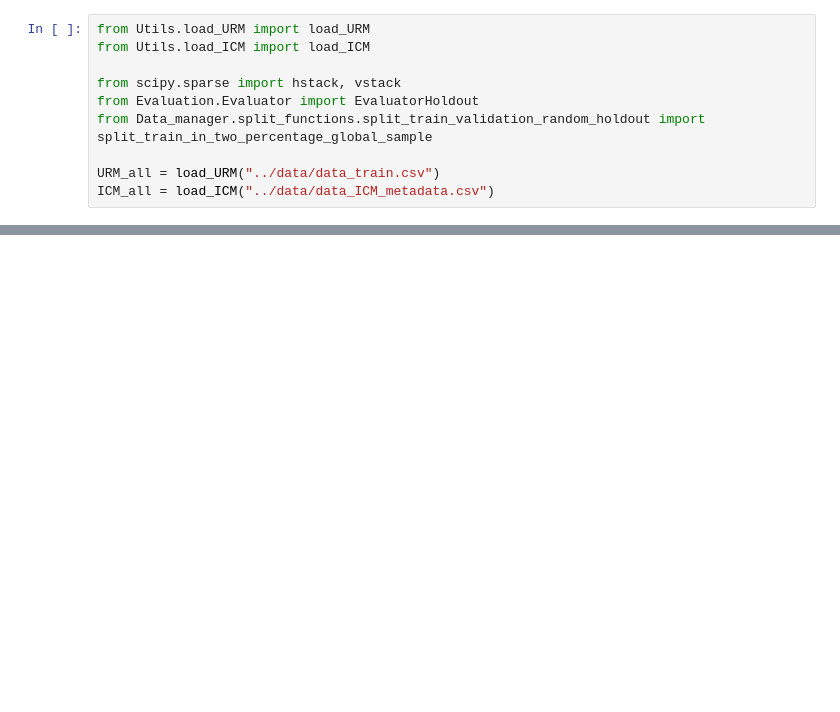
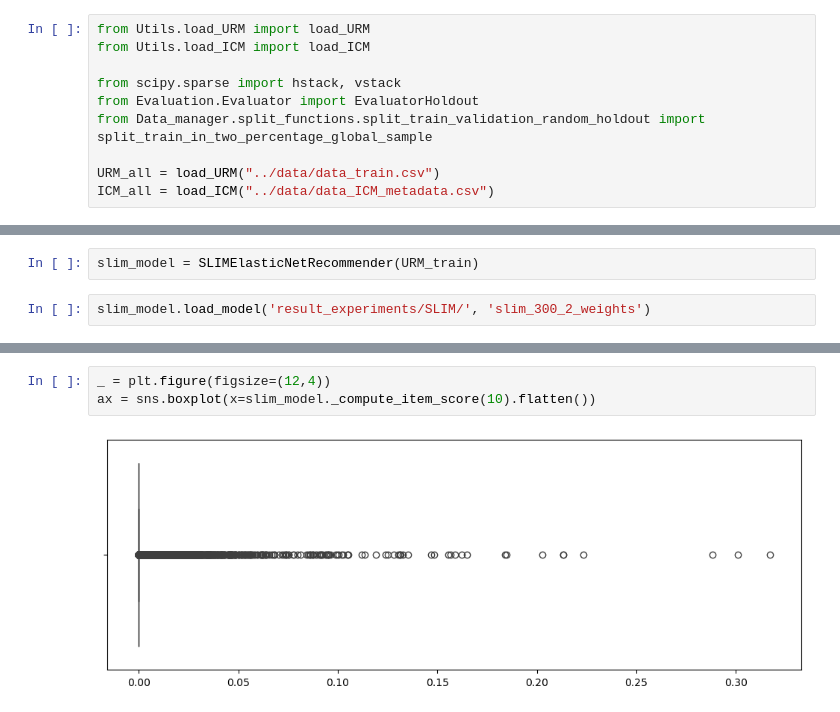
Before and after one commit to timothewt/RecSysCompetition2024Polimi, a Jupyter notebook: notebooks/sf-06-enseble.ipynb, the cells around one changed output, grey strips where cells are left out. Drawn from its saved outputs; the diff is of its cells as text; blank space fills up the shorter version.

```diff
--- a/notebooks/sf-06-enseble.ipynb
+++ b/notebooks/sf-06-enseble.ipynb
@@ -39,0 +40,4 @@ from libs.Recommenders.EASE_R.EASE_R_Recommender import EASE_R_Recommender
+# %%
+slim_model = SLIMElasticNetRecommender(URM_train)
+# %%
+slim_model.load_model('result_experiments/SLIM/', 'slim_300_2_weights')
@@ -39,0 +186,5 @@ from libs.Recommenders.EASE_R.EASE_R_Recommender import EASE_R_Recommender
+# %%
+_ = plt.figure(figsize=(12,4))
+ax = sns.boxplot(x=slim_model._compute_item_score(10).flatten())
+# %% [output]
+[figure, added]
```
Also changed, not shown: parts of 24 cells of this notebook, 15 other files.
